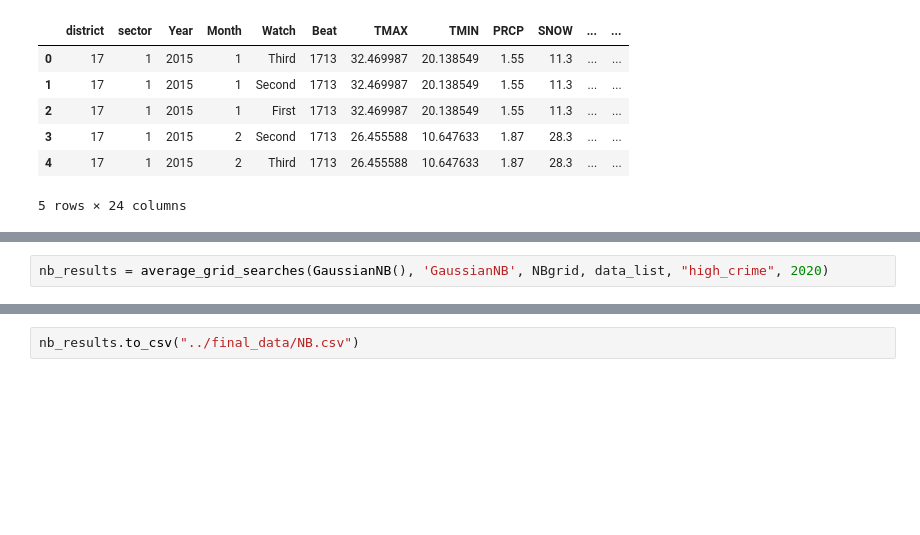
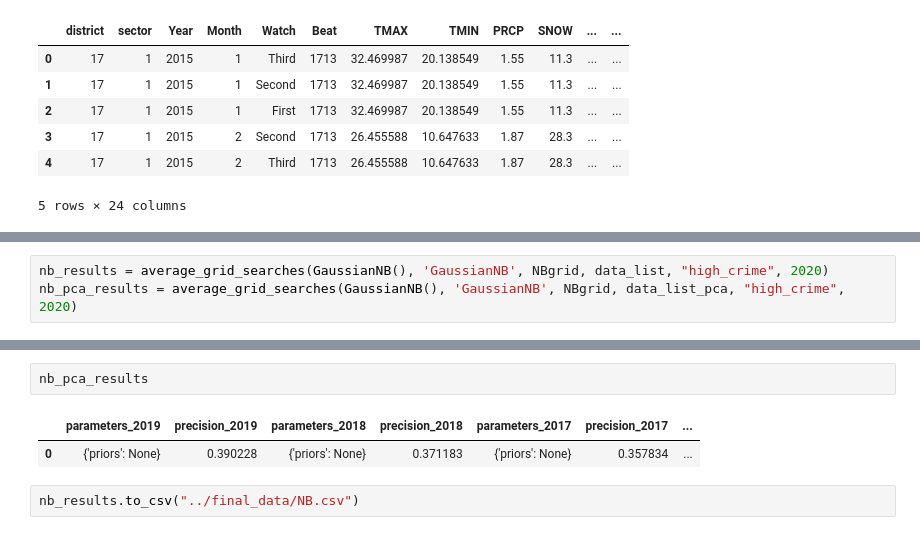
Before and after one commit to Deckart2/capp_30254_crime_forcasting, a Jupyter notebook: scripts/NB and SVM.ipynb, the cells around one changed output, grey strips where cells are left out. Drawn from its saved outputs; the diff is of its cells as text; blank space fills up the shorter version.

```diff
--- a/scripts/NB and SVM.ipynb
+++ b/scripts/NB and SVM.ipynb
@@ -145,5 +117,6 @@ Finished standardizing...
 # %%
 nb_results = average_grid_searches(GaussianNB(), 'GaussianNB', NBgrid, data_list, "high_crime", 2020)
+nb_pca_results = average_grid_searches(GaussianNB(), 'GaussianNB', NBgrid, data_list_pca, "high_crime", 2020)
 # %% [output]
 test year is: 2020
 [2016, 2017, 2018, 2019]
@@ -155,3 +130,8 @@ nb_results
+# %%
+nb_pca_results
+# %% [output]
+|  | parameters_2019 | precision_2019 | parameters_2018 | precision_2018 | parameters_2017 | precision_2017 | ... |
+| 0 | {'priors': None} | 0.390228 | {'priors': None} | 0.371183 | {'priors': None} | 0.357834 | ... |
 # %%
 nb_results.to_csv("../final_data/NB.csv")
 # %%
```
Also changed, not shown: parts of 10 cells of this notebook, 2 other files.
